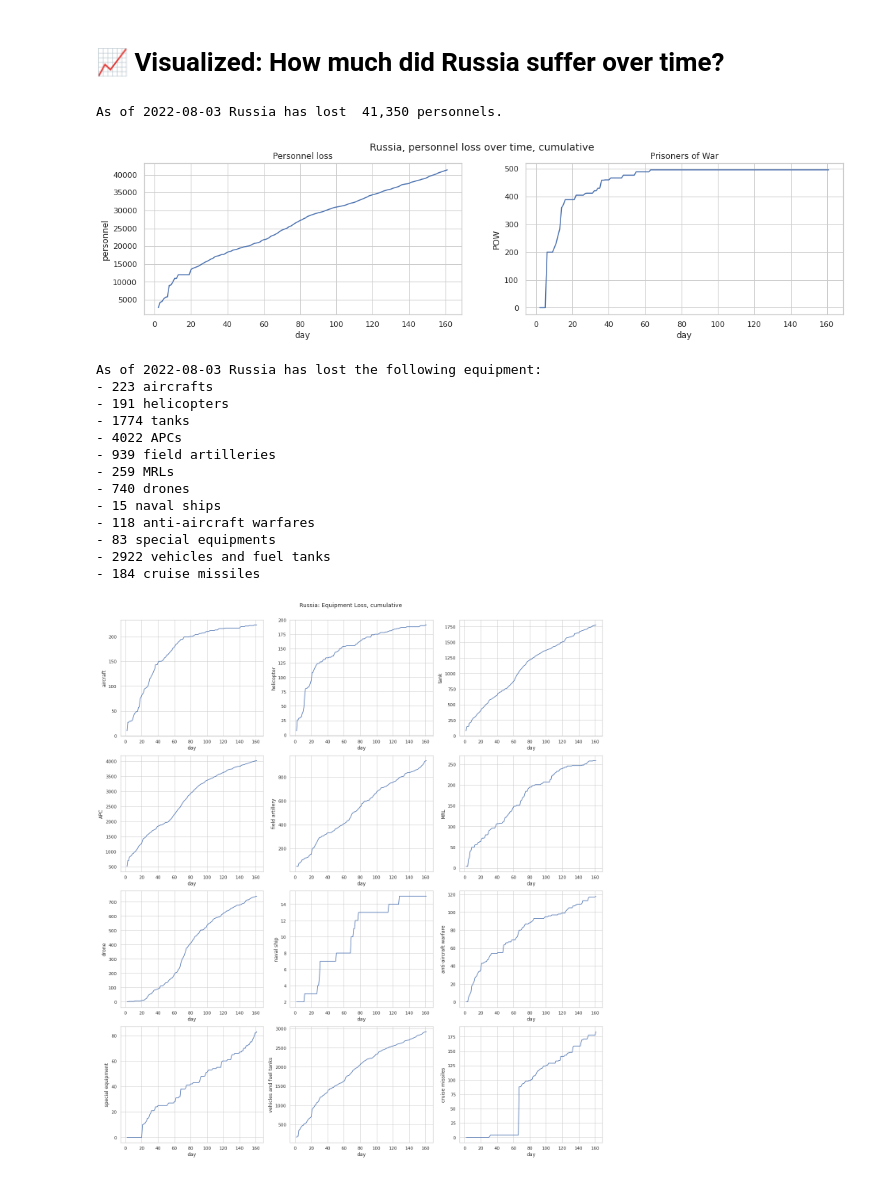
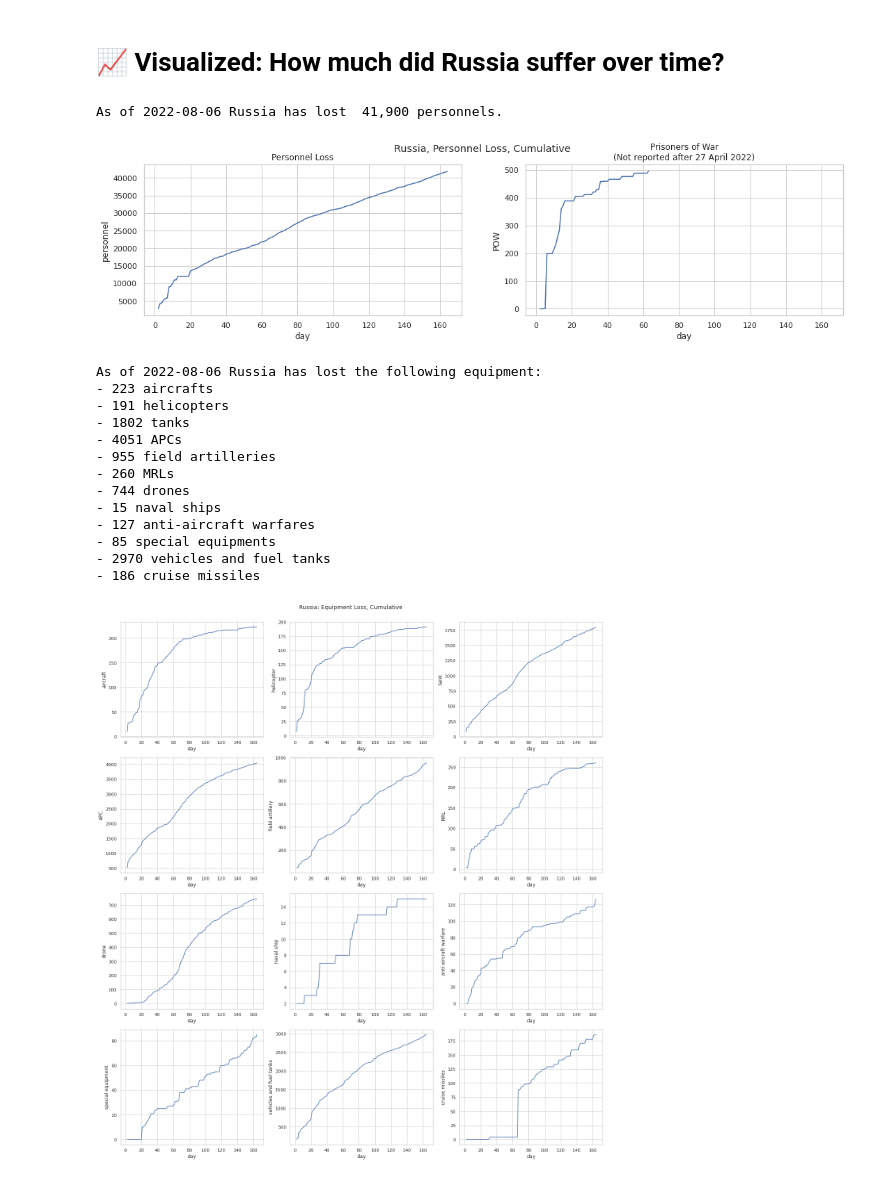
Before and after one commit to masud90/Russia-Military-Impact-during-Ukraine-Crisis-2022, a Jupyter notebook: visualizing-russian-defense-loss-in-ukraine-2022.ipynb, the cells around one changed output. Drawn from its saved outputs; the diff is of its cells as text; code cells hidden in the pictures.

Commit message:
Kaggle Notebook | Visualizing Russian Defense Loss in Ukraine 2022 | Version 70

```diff
--- a/visualizing-russian-defense-loss-in-ukraine-2022.ipynb
+++ b/visualizing-russian-defense-loss-in-ukraine-2022.ipynb
@@ -140,29 +140,29 @@ memory usage: 5.0+ KB
 # %% [markdown]
 💡 Since Prisoners of War column is not tracked after a certain date, we will also use forward fill to fill the remaining days.
 # %%
-df_personnel_loss['POW'] = df_personnel_loss['POW'].fillna(method='ffill').astype(np.int64)
+# df_personnel_loss['POW'] = df_personnel_loss['POW'].fillna(method='ffill').astype(np.int64)
 # %% [markdown]
 # 📈 Visualized: How much did Russia suffer over time?
 # %%
 fig, axes = plt.subplots(1, 2, figsize=(18, 4), sharex=True)
-fig.suptitle('Russia, personnel loss over time, cumulative')
+fig.suptitle('Russia, Personnel Loss, Cumulative')
 
 # Personnel
 sns.lineplot(ax=axes[0], x=df_personnel_loss.index, y=df_personnel_loss.personnel)
-axes[0].set_title('Personnel loss')
+axes[0].set_title('Personnel Loss')
 
 # Personnel
 sns.lineplot(ax=axes[1], x=df_personnel_loss.index, y=df_personnel_loss.POW)
-axes[1].set_title('Prisoners of War')
+axes[1].set_title('Prisoners of War\n(Not reported after 27 April 2022)')
 
 print("As of", df_personnel_loss["date"].iloc[-1], "Russia has lost ",'{:,.0f}'.format(df_personnel_loss["personnel"].iloc[-1]), "personnels.")
 # %% [output]
-As of 2022-08-03 Russia has lost  41,350 personnels.
+As of 2022-08-06 Russia has lost  41,900 personnels.
-[figure, old version]
+[figure, new version]
 # %%
 fig, axes = plt.subplots(4, 3, figsize=(18, 20))
 
-fig.suptitle('Russia: Equipment Loss, cumulative')
+fig.suptitle('Russia: Equipment Loss, Cumulative')
 
 sns.lineplot(ax=axes[0, 0], data=df_equipment_loss, x='day', y='aircraft')
 sns.lineplot(ax=axes[0, 1], data=df_equipment_loss, x='day', y='helicopter')
@@ -179,19 +179,31 @@ sns.lineplot(ax=axes[3, 2], data=df_equipment_loss, x='day', y='cruise missiles'
 fig.tight_layout()
 fig.subplots_adjust(top=0.95)
 
-print("As of", df_equipment_loss["date"].iloc[-1], "Russia has lost the following equipment: \n-",df_equipment_loss["aircraft"].iloc[-1], "aircrafts\n-", df_equipment_loss["helicopter"].iloc[-1], "helicopters\n-", df_equipment_loss["tank"].iloc[-1], "tanks\n-",df_equipment_loss["APC"].iloc[-1], "APCs\n-", df_equipment_loss["field artillery"].iloc[-1], "field artilleries\n-", df_equipment_loss["MRL"].iloc[-1], "MRLs\n-", df_equipment_loss["drone"].iloc[-1], "drones\n-", df_equipment_loss["naval ship"].iloc[-1], "naval ships\n-", df_equipment_loss["anti-aircraft warfare"].iloc[-1], "anti-aircraft warfares\n-", df_equipment_loss["special equipment"].iloc[-1], "special equipments\n-", df_equipment_loss["vehicles and fuel tanks"].iloc[-1], "vehicles and fuel tanks\n-", df_equipment_loss["cruise missiles"].iloc[-1], "cruise missiles")
+print("As of", df_equipment_loss["date"].iloc[-1], "Russia has lost the following equipment: \n-",
+      df_equipment_loss["aircraft"].iloc[-1], "aircrafts\n-",
+      df_equipment_loss["helicopter"].iloc[-1], "helicopters\n-",
+      df_equipment_loss["tank"].iloc[-1], "tanks\n-",
+      df_equipment_loss["APC"].iloc[-1], "APCs\n-",
+      df_equipment_loss["field artillery"].iloc[-1],"field artilleries\n-",
+      df_equipment_loss["MRL"].iloc[-1], "MRLs\n-",
+      df_equipment_loss["drone"].iloc[-1], "drones\n-",
+      df_equipment_loss["naval ship"].iloc[-1], "naval ships\n-",
+      df_equipment_loss["anti-aircraft warfare"].iloc[-1], "anti-aircraft warfares\n-",
+      df_equipment_loss["special equipment"].iloc[-1], "special equipments\n-",
+      df_equipment_loss["vehicles and fuel tanks"].iloc[-1], "vehicles and fuel tanks\n-",
+      df_equipment_loss["cruise missiles"].iloc[-1], "cruise missiles")
 # %% [output]
-As of 2022-08-03 Russia has lost the following equipment:
+As of 2022-08-06 Russia has lost the following equipment:
 - 223 aircrafts
 - 191 helicopters
-- 1774 tanks
-- 4022 APCs
-- 939 field artilleries
-- 259 MRLs
-- 740 drones
+- 1802 tanks
+- 4051 APCs
+- 955 field artilleries
+- 260 MRLs
+- 744 drones
 - 15 naval ships
-- 118 anti-aircraft warfares
-- 83 special equipments
-- 2922 vehicles and fuel tanks
-- 184 cruise missiles
+- 127 anti-aircraft warfares
+- 85 special equipments
+- 2970 vehicles and fuel tanks
+- 186 cruise missiles
-[figure, old version]
+[figure, new version]
```
Also changed, not shown: parts of 6 cells of this notebook.
